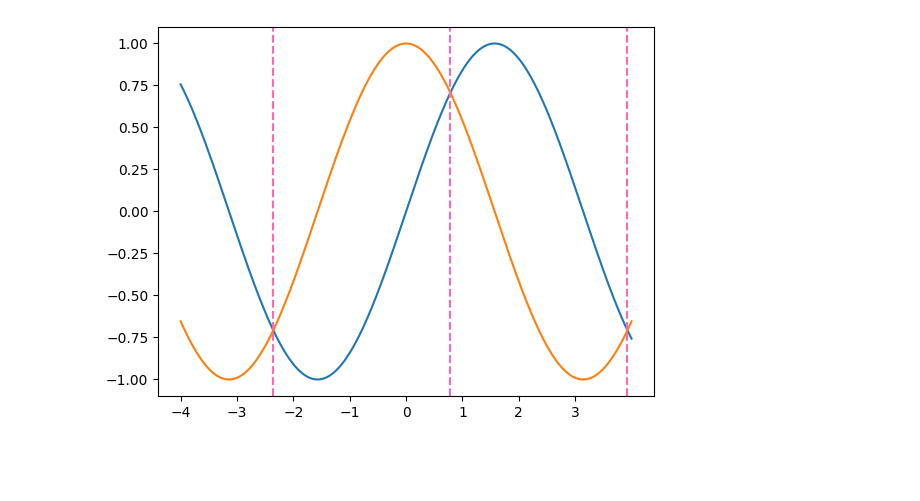
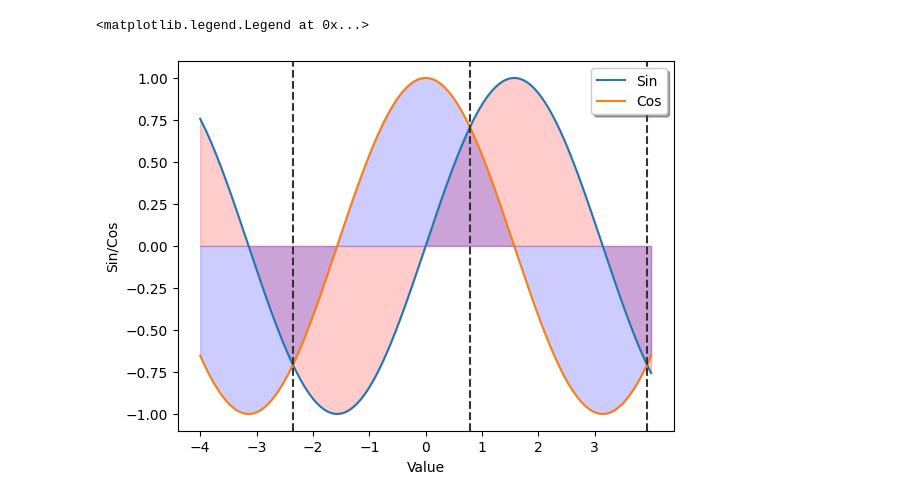
Before and after one commit to MrJ-2k04/Jupyter, a Jupyter notebook: Basics/plot.ipynb, the cells around one changed output. Saved outputs shown, nothing was run; the diff lists cells and outputs as text; code cells hidden in the pictures; blank space fills up the shorter version.

```diff
--- a/Basics/plot.ipynb
+++ b/Basics/plot.ipynb
@@ -4,18 +4,26 @@ import matplotlib.pyplot as plt
 # %%
 x = np.linspace(-4, 4, 1000)
 sin = np.sin(x)
 cos = np.cos(x)
-plt.plot(x, sin)
-plt.plot(x, cos)
+plt.plot(x, sin, label="Sin")
+plt.plot(x, cos, label="Cos")
 plt.xticks(range(int(x[0]), int(x[-1])))
 pass
 diff = sin-cos
 intersection_x = []
 for i in range(len(x) - 1):
     if (sin[i] - cos[i]) * (sin[i + 1] - cos[i + 1]) < 0:
         intersection_x.append(i)
 
 for i in intersection_x:
-    plt.axvline(x[i], color="hotpink", linestyle="--")
+    plt.axvline(x[i], color="#333", linestyle="--", lw=1.5)
+
+plt.fill_between(x, sin, color="red", alpha=.2)
+plt.fill_between(x, cos, color="blue", alpha=.2)
+
+plt.xlabel("Value")
+plt.ylabel("Sin/Cos")
+plt.legend(loc="upper right",shadow=True, fancybox=True)
 # %% [output]
+<matplotlib.legend.Legend at 0x...>
-[figure, old version]
+[figure, new version]
```
Also changed, not shown: parts of 2 cells of this notebook, 1 other file.
